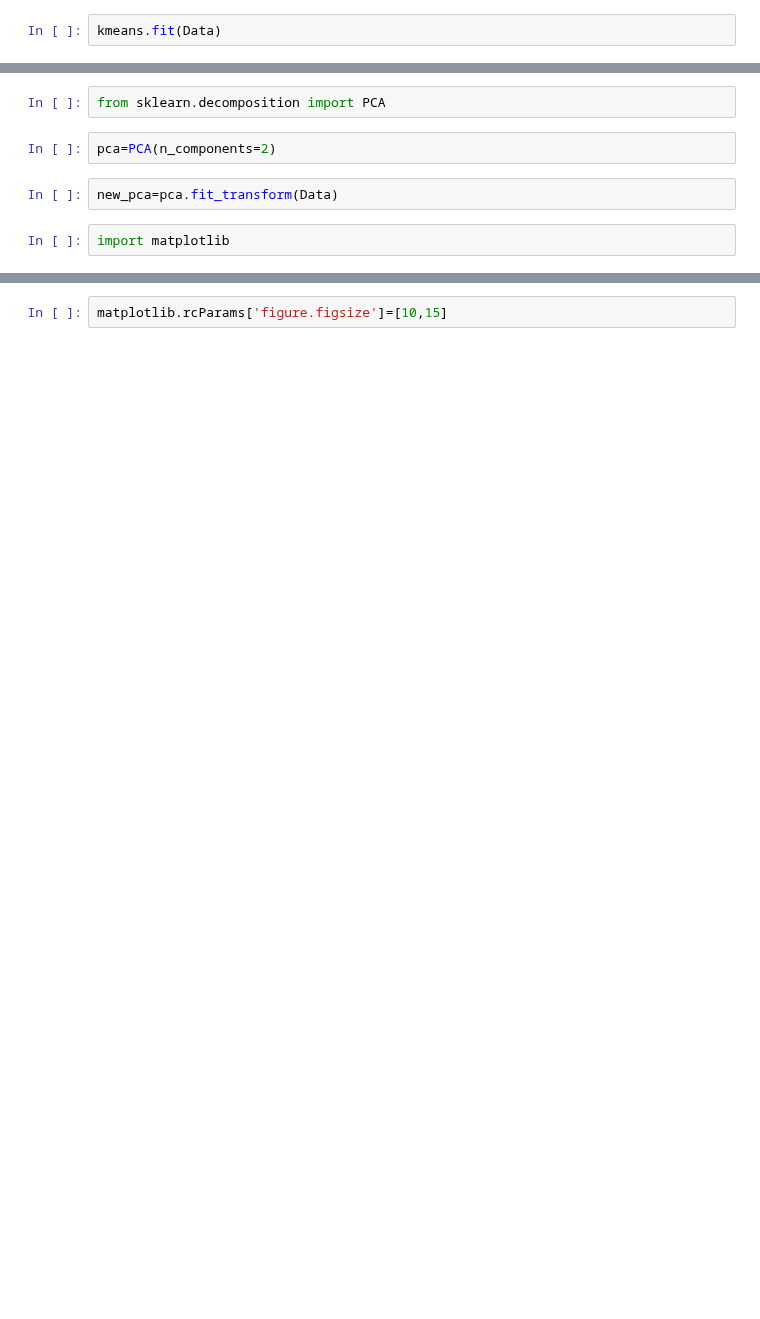
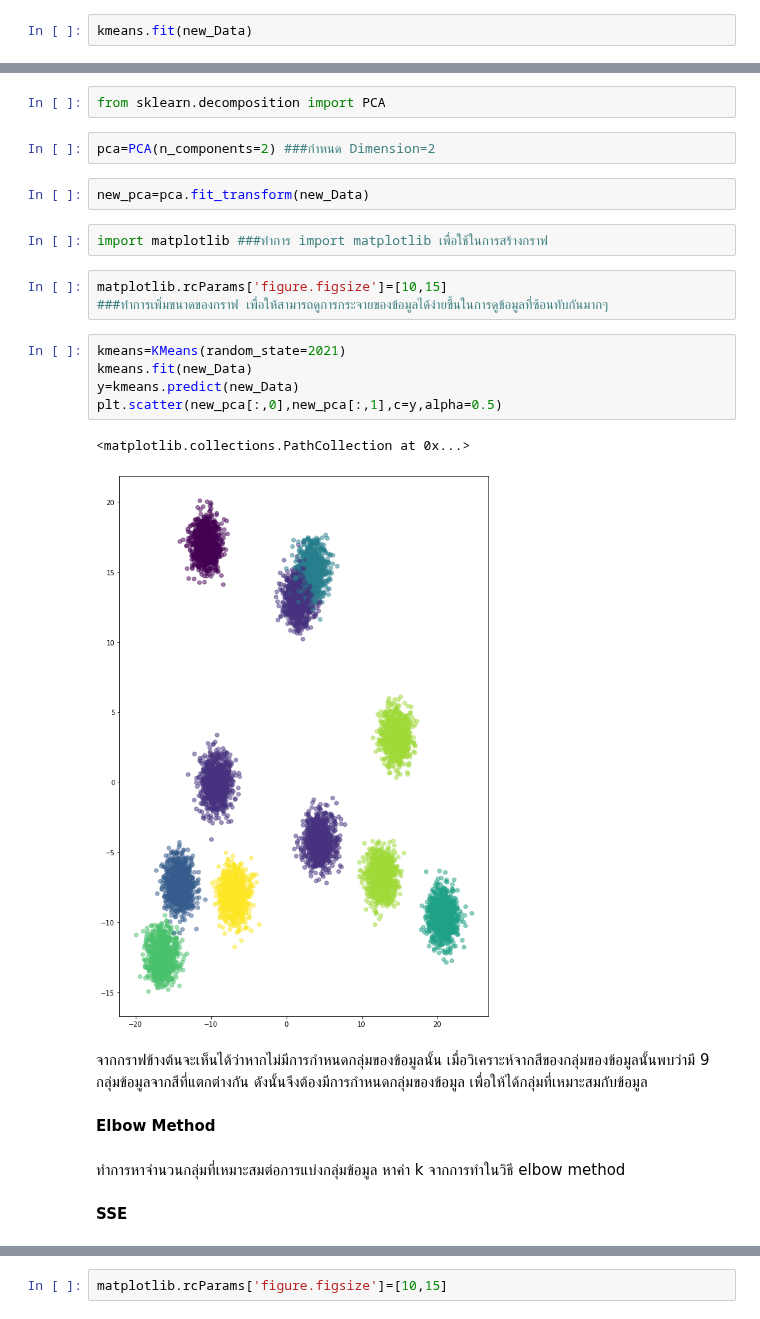
Before and after one commit to kittimaxz/multivariate, a Jupyter notebook: Multivariate_Exam.ipynb, the cells around one changed output, grey strips where cells are left out. Saved outputs shown, nothing was run; the diff lists cells and outputs as text; blank space fills up the shorter version.

```diff
--- a/Multivariate_Exam.ipynb
+++ b/Multivariate_Exam.ipynb
@@ -119,7 +147,7 @@ kmeans=KMeans(n_clusters=3,random_state=2021)
 # %% [markdown]
 คำนวณหาจุด cluster center ของข้อมูล data ด้วยวิธี K-Means Clustering
 # %%
-kmeans.fit(Data)
+kmeans.fit(new_Data)
 # %% [output]
 KMeans(algorithm='auto', copy_x=True, init='k-means++', max_iter=300,
        n_clusters=3, n_init=10, n_jobs=None, precompute_distances='auto',
@@ -159,8 +183,27 @@ array([0, 1, 2, ..., 1, 2, 2], dtype=int32)
 # %%
 from sklearn.decomposition import PCA
 # %%
-pca=PCA(n_components=2)
+pca=PCA(n_components=2) ###กำหนด Dimension=2
 # %%
-new_pca=pca.fit_transform(Data)
+new_pca=pca.fit_transform(new_Data)
-# %%
-import matplotlib
+# %%
+import matplotlib ###ทำการ import matplotlib เพื่อใช้ในการสร้างกราฟ
+# %%
+matplotlib.rcParams['figure.figsize']=[10,15]
+###ทำการเพิ่มขนาดของกราฟ เพื่อให้สามารถดูการกระจายของข้อมูลได้ง่ายขึ้นในการดูข้อมูลที่ซ้อนทับกันมากๆ
+# %%
+kmeans=KMeans(random_state=2021)
+kmeans.fit(new_Data)
+y=kmeans.predict(new_Data)
+plt.scatter(new_pca[:,0],new_pca[:,1],c=y,alpha=0.5)
+# %% [output]
+<matplotlib.collections.PathCollection at 0x...>
+[figure, added]
+# %% [markdown]
+จากกราฟข้างต้นจะเห็นได้ว่าหากไม่มีการกำหนดกลุ่มของข้อมูลนั้น เมื่อวิเคราะห์จากสีของกลุ่มของข้อมูลนั้นพบว่ามี 9 กลุ่มข้อมูลจากสีที่แตกต่างกัน ดังนั้นจึงต้องมีการกำหนดกลุ่มของข้อมูล เพื่อให้ได้กลุ่มที่เหมาะสมกับข้อมูล
+# %% [markdown]
+**Elbow Method**
+# %% [markdown]
+ทำการหาจำนวนกลุ่มที่เหมาะสมต่อการแบ่งกลุ่มข้อมูล หาค่า k จากการทำในวิธี elbow method
+# %% [markdown]
+**SSE**
```
Also changed, not shown: parts of 59 cells of this notebook.
